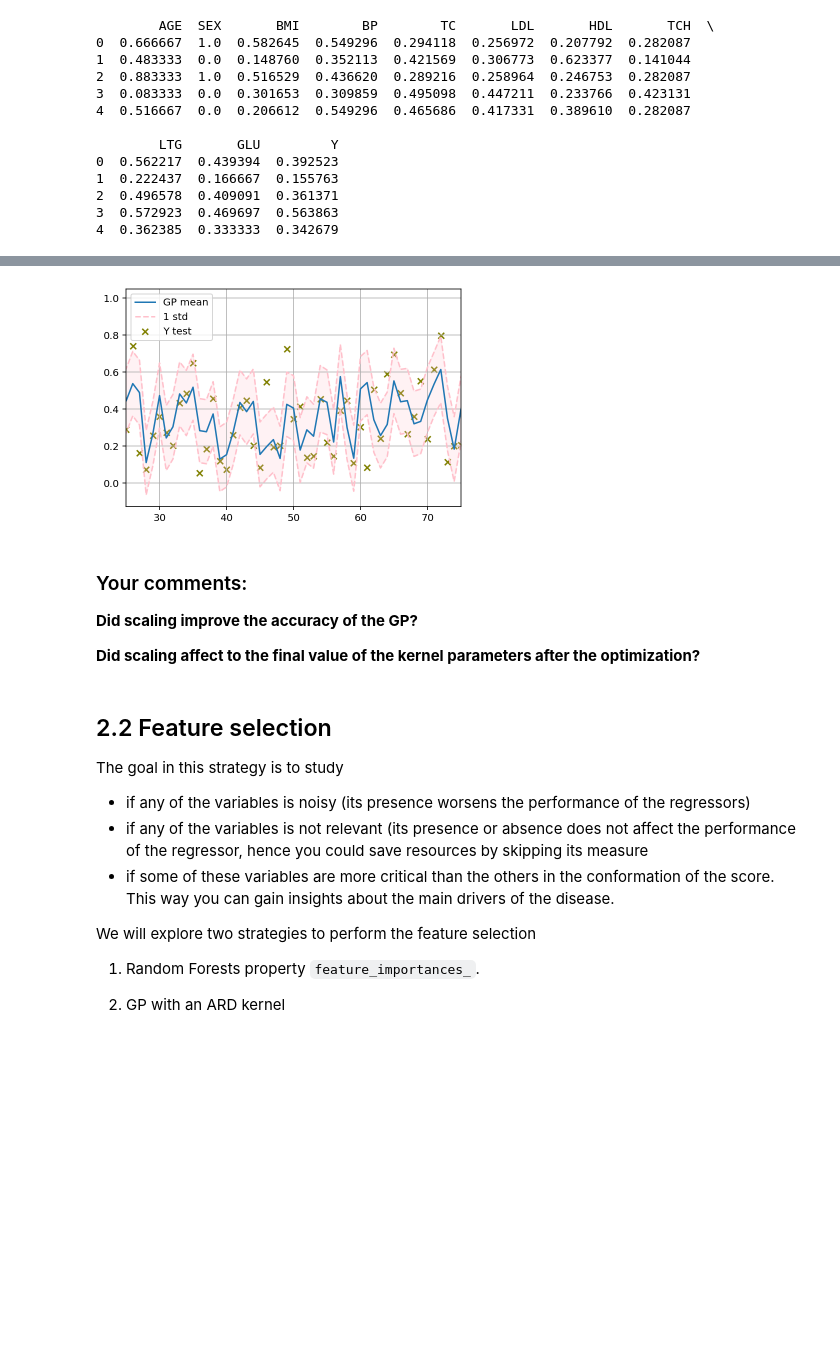
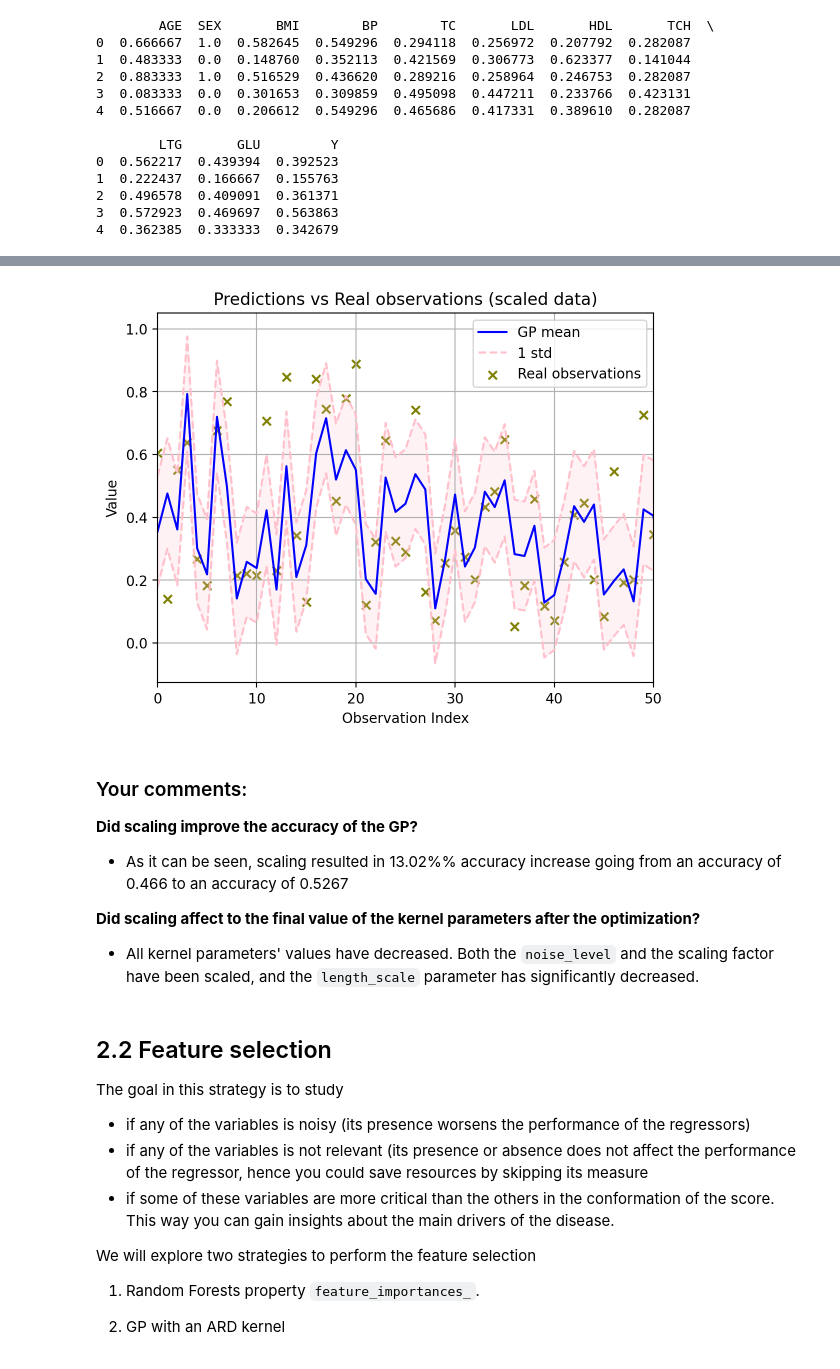
Before and after one commit to Yoquec/MLII-GaussianProcesses, a Jupyter notebook: lab_GP_2022_students.ipynb, the cells around one changed output, grey strips where cells are left out. Cells and saved outputs as stored; diff of their text form; code cells hidden in the pictures; blank space fills up the shorter version.

```diff
--- a/lab_GP_2022_students.ipynb
+++ b/lab_GP_2022_students.ipynb
@@ -205,7 +210,7 @@ print(data_sca.head())
 # Fit the scaled data onto the Gaussian process with optimized kernel
 gpr.fit(X_train_sca, y_train_sca)
 # Get the prediction results
-y_mean, y_std = gpr.predict(X_test_sca, return_std=True)
+y_mean_sca, y_std_sca = gpr.predict(X_test_sca, return_std=True)
 
 # Print the results
 print("Score in the test set:", gpr.score(X_test_sca, y_test_sca), "\n")
@@ -218,33 +223,20 @@ Score in the test set: 0.5267109067080147
 {'alpha': 1e-10, 'copy_X_train': True, 'kernel__k1': 1**2 * RBF(length_scale=1.5), 'kernel__k2': WhiteKernel(noise_level=0.1), 'kernel__k1__k1': 1**2, 'kernel__k1__k2': RBF(length_scale=1.5), 'kernel_ ...
 
 OPTIMIZED KERNEL: 0.796**2 * RBF(length_scale=3.4) + WhiteKernel(noise_level=0.0295)
-# %%
-# Create a common x axis
-x_range = range(len(y_mean))
-
-# plot the information
-plt.plot(x_range, y_mean, label="GP mean")
-plt.plot(x_range, y_mean-y_std, color="pink", linestyle="--", label="1 std")
-plt.plot(x_range, y_mean+y_std, color="pink", linestyle="--")
-plt.scatter(x_range, y_test_sca, color="olive", marker="x", label="Y test")
-plt.fill_between(x_range, y1=y_mean-y_std, y2=y_mean +
-
-plt.xlim((0, 50))
-plt.xlabel("Observation Index")
-plt.ylabel("Value")
-plt.title
-
-                 y_std, color="pink", alpha=0.20)
-plt.legend()
-plt.grid()
-# %% [output]
-[figure, removed]
+# %%
+plotGPRresults(y_mean_sca, y_std_sca, y_test_sca, xlim=(0, 50), title="Predictions vs Real observations (scaled data)")
+# %% [output]
+[figure, added]
 # %% [markdown]
 ### Your comments:
 
 **Did scaling improve the accuracy of the GP?**
 
+- As it can be seen, scaling resulted in 13.02%% accuracy increase going from an accuracy of 0.466 to an accuracy of 0.5267
+
+
 **Did scaling affect to the final value of the kernel parameters after the optimization?**
+- All kernel parameters' values have decreased. Both the `noise_level` and the scaling factor have been scaled, and the `length_scale` parameter has significantly decreased.
 # %% [markdown]
 ## 2.2 Feature selection
 
```
Also changed, not shown: parts of 15 cells of this notebook.
